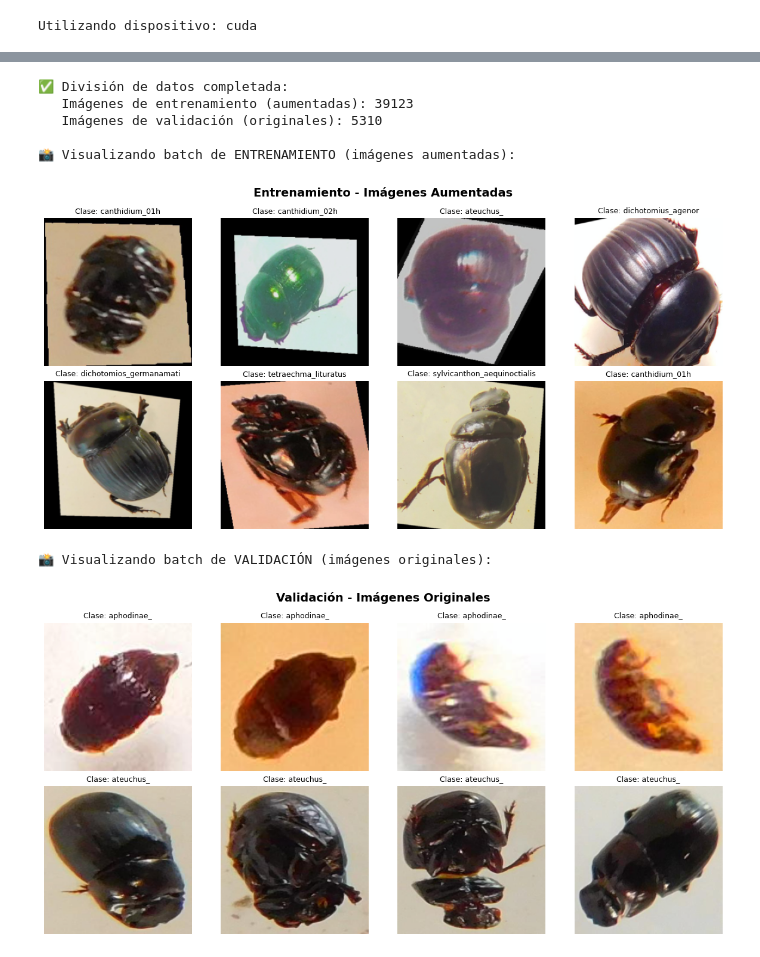
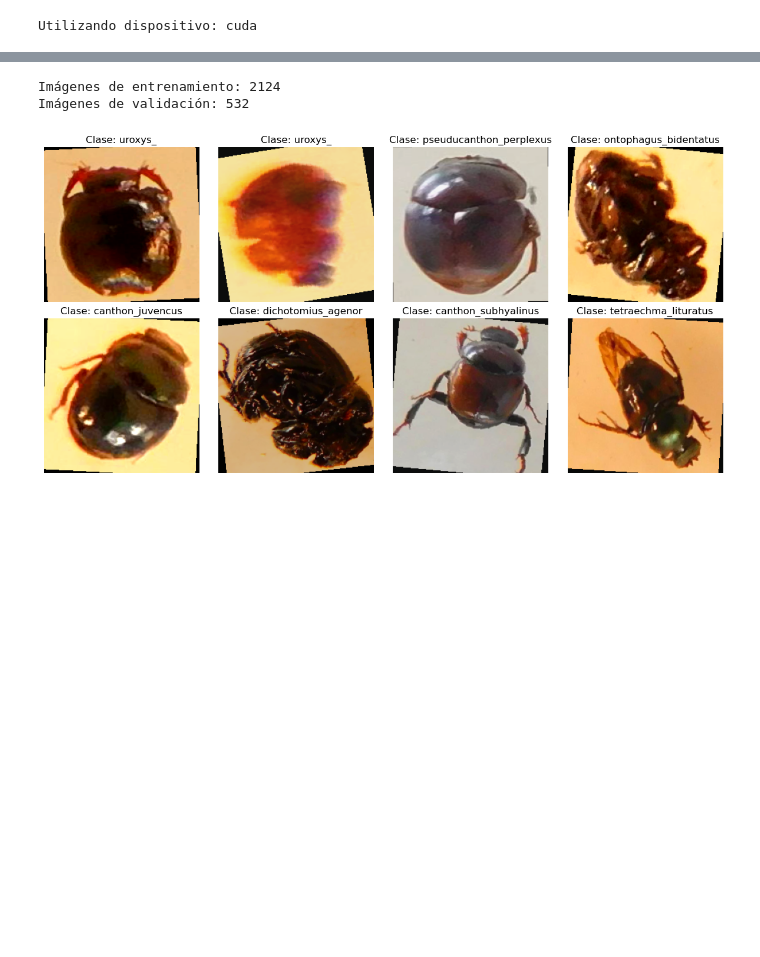
Before and after one commit to acperaltaf/beetles-classification, a Jupyter notebook: RestNet.ipynb, the cells around one changed output, grey strips where cells are left out. Saved outputs shown, nothing was run; the diff lists cells and outputs as text; code cells hidden in the pictures; blank space fills up the shorter version.

```diff
--- a/RestNet.ipynb
+++ b/RestNet.ipynb
@@ -199,11 +172,12 @@ Total de imágenes: 5310
 # %%
-# Los datos ya están divididos:
-# - Entrenamiento: imágenes aumentadas de 'cropped_beetles/images_augmented'
-# - Validación: imágenes originales de 'cropped_beetles/images'
+# Dividir los datos en conjuntos de entrenamiento y validación
+# Usaremos una división estratificada para mantener la proporción de clases
+train_paths, val_paths, train_labels, val_labels = train_test_split(
+    image_paths, labels, test_size=0.2, random_state=seed, stratify=labels
+)
 
-print(f"✅ División de datos completada:")
-print(f"   Imágenes de entrenamiento (aumentadas): {len(train_paths)}")
-print(f"   Imágenes de validación (originales): {len(val_paths)}")
+print(f"Imágenes de entrenamiento: {len(train_paths)}")
+print(f"Imágenes de validación: {len(val_paths)}")
 
 # Calcular pesos para manejar el desbalance de clases
 class_counts = np.bincount(train_labels)
@@ -229,49 +203,39 @@ train_loader = DataLoader(
     num_workers=0,
     pin_memory=True if torch.cuda.is_available() else False
 )
 
 val_loader = DataLoader(
     val_dataset,
     batch_size=64,
     shuffle=False,
     num_workers=0,
     pin_memory=True if torch.cuda.is_available() else False
 )
 
 # Visualizar algunas imágenes de entrenamiento para verificar
-def show_batch(data_loader, title="Batch de imágenes"):
+def show_batch(data_loader):
     for images, labels in data_loader:
         fig, axes = plt.subplots(nrows=2, ncols=4, figsize=(12, 6))
         axes = axes.flatten()
 
         for i, (img, lbl) in enumerate(zip(images[:8], labels[:8])):
             img = img.permute(1, 2, 0).numpy()
             img = (img * [0.229, 0.224, 0.225]) + [0.485, 0.456, 0.406]
             img = np.clip(img, 0, 1)
 
             axes[i].imshow(img)
-            axes[i].set_title(f'Clase: {class_names[lbl]}', fontsize=9)
+            axes[i].set_title(f'Clase: {class_names[lbl]}')
             axes[i].axis('off')
 
-        plt.suptitle(title, fontsize=14, fontweight='bold')
         plt.tight_layout()
         plt.show()
         break
 
-print("\n📸 Visualizando batch de ENTRENAMIENTO (imágenes aumentadas):")
-show_batch(train_loader, "Entrenamiento - Imágenes Aumentadas")
-
-print("\n📸 Visualizando batch de VALIDACIÓN (imágenes originales):")
-show_batch(val_loader, "Validación - Imágenes Originales")
+show_batch(train_loader)
 # %% [output]
-✅ División de datos completada:
-   Imágenes de entrenamiento (aumentadas): 39123
-   Imágenes de validación (originales): 5310
-
-📸 Visualizando batch de ENTRENAMIENTO (imágenes aumentadas):
+Imágenes de entrenamiento: 2124
+Imágenes de validación: 532
-[figure, old version]
+[figure, new version]
-📸 Visualizando batch de VALIDACIÓN (imágenes originales):
-[figure, removed]
 # %%
 # Crear el modelo ResNet50 preentrenado y modificar la capa final
 def create_model(num_classes):
```
Also changed, not shown: parts of 13 cells of this notebook, 19 other files.
